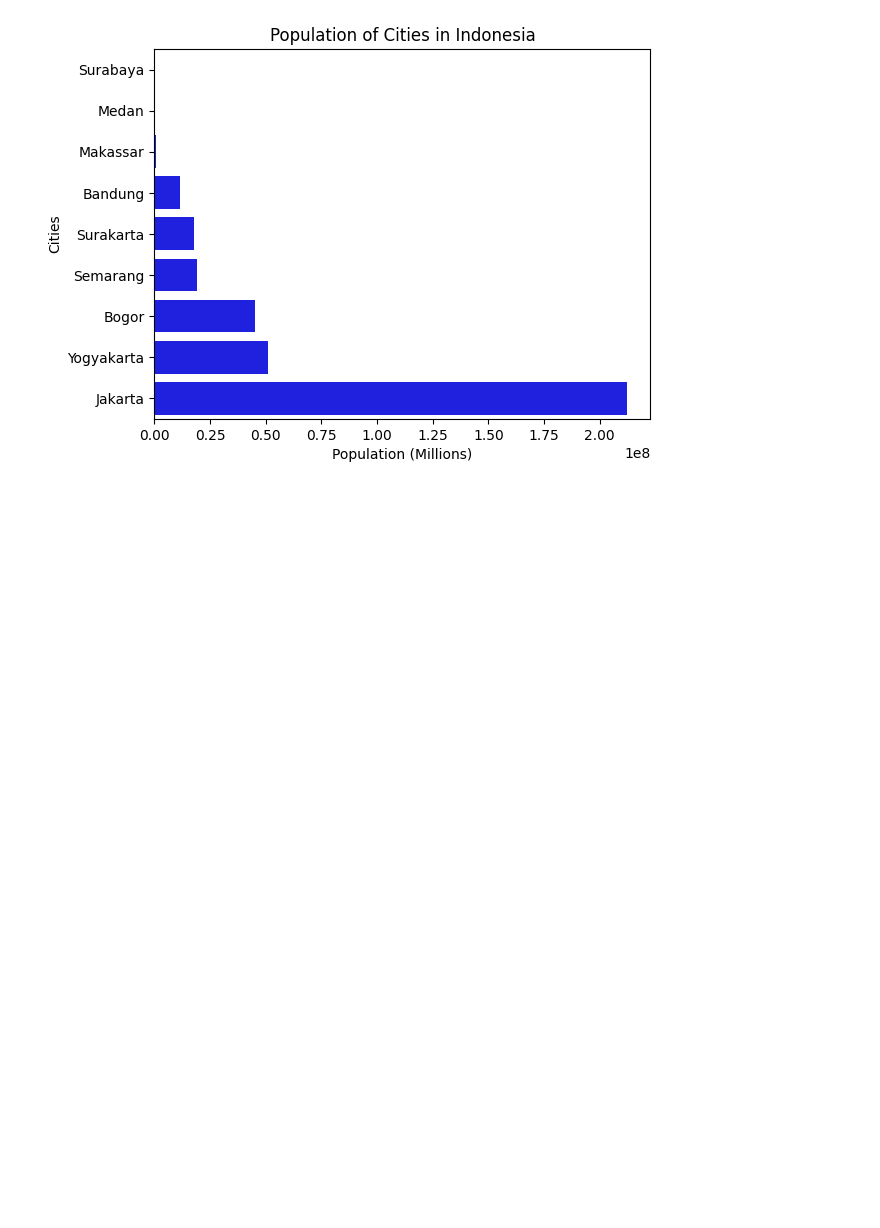
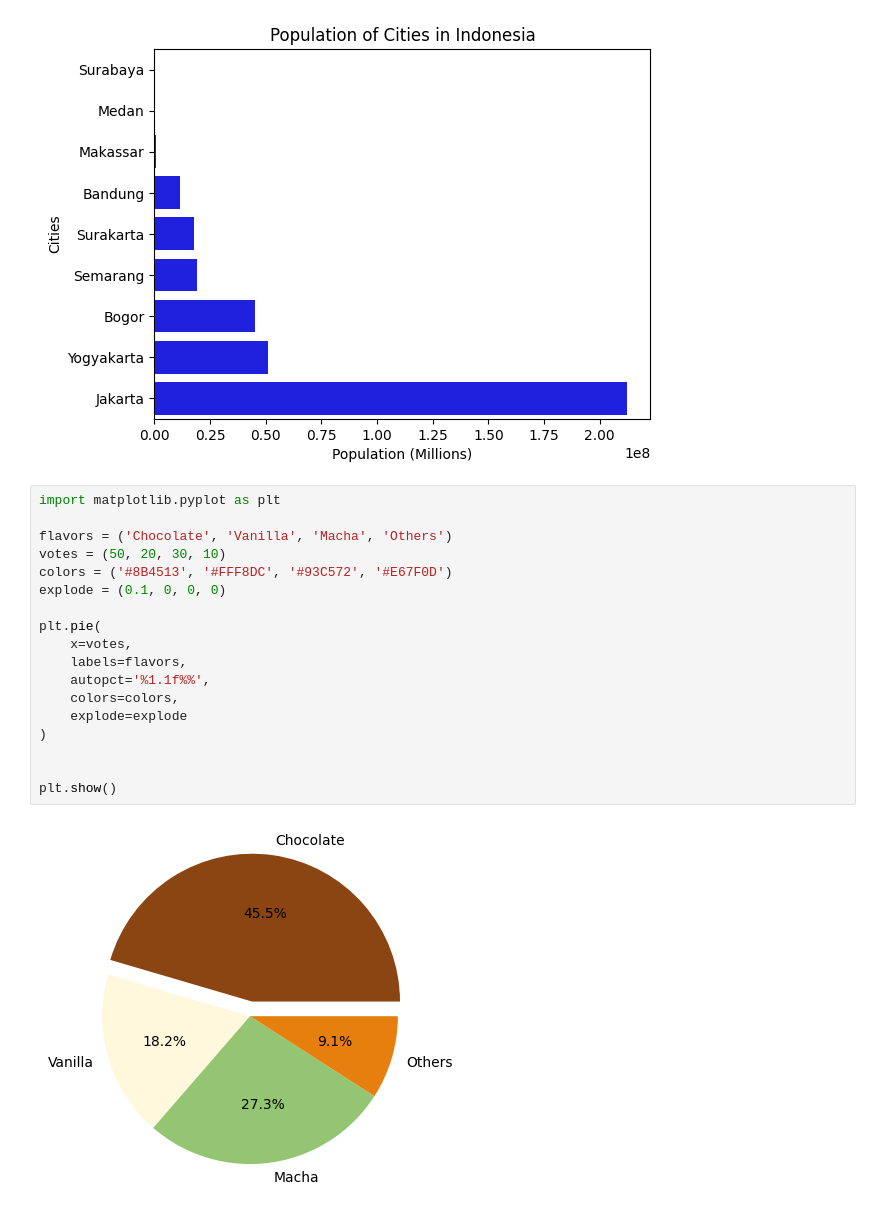
Before and after one commit to adrianramadhan/python-data-analyst, a Jupyter notebook: visualization.ipynb, the cells around one changed output. Saved outputs shown, nothing was run; the diff lists cells and outputs as text; blank space fills up the shorter version.

Commit message:
feat: univariate visualization

```diff
--- a/visualization.ipynb
+++ b/visualization.ipynb
@@ -38,3 +38,23 @@ plt.title("Population of Cities in Indonesia")
 plt.show()
 # %% [output]
 [figure]
+# %%
+import matplotlib.pyplot as plt
+
+flavors = ('Chocolate', 'Vanilla', 'Macha', 'Others')
+votes = (50, 20, 30, 10)
+colors = ('#8B4513', '#FFF8DC', '#93C572', '#E67F0D')
+explode = (0.1, 0, 0, 0)
+
+plt.pie(
+    x=votes,
+    labels=flavors,
+    autopct='%1.1f%%',
+    colors=colors,
+    explode=explode
+)
+
+
+plt.show()
+# %% [output]
+[figure, added]
```
Also changed, not shown: parts of 4 cells of this notebook.
